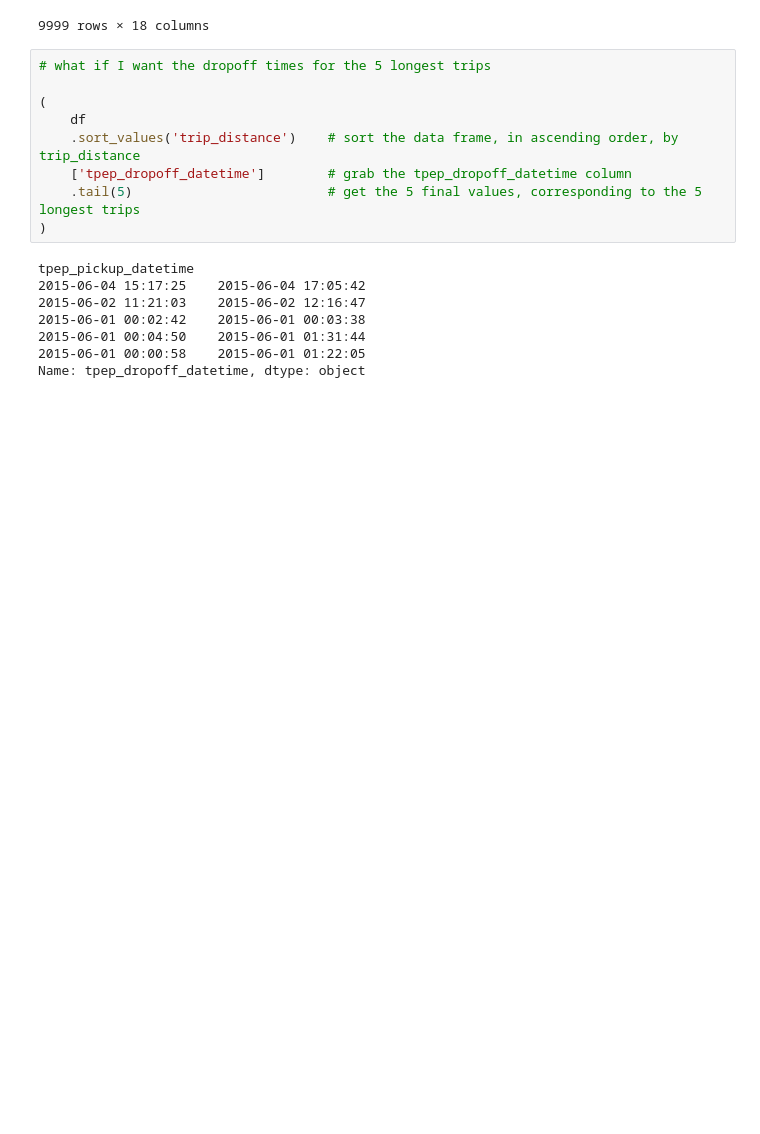
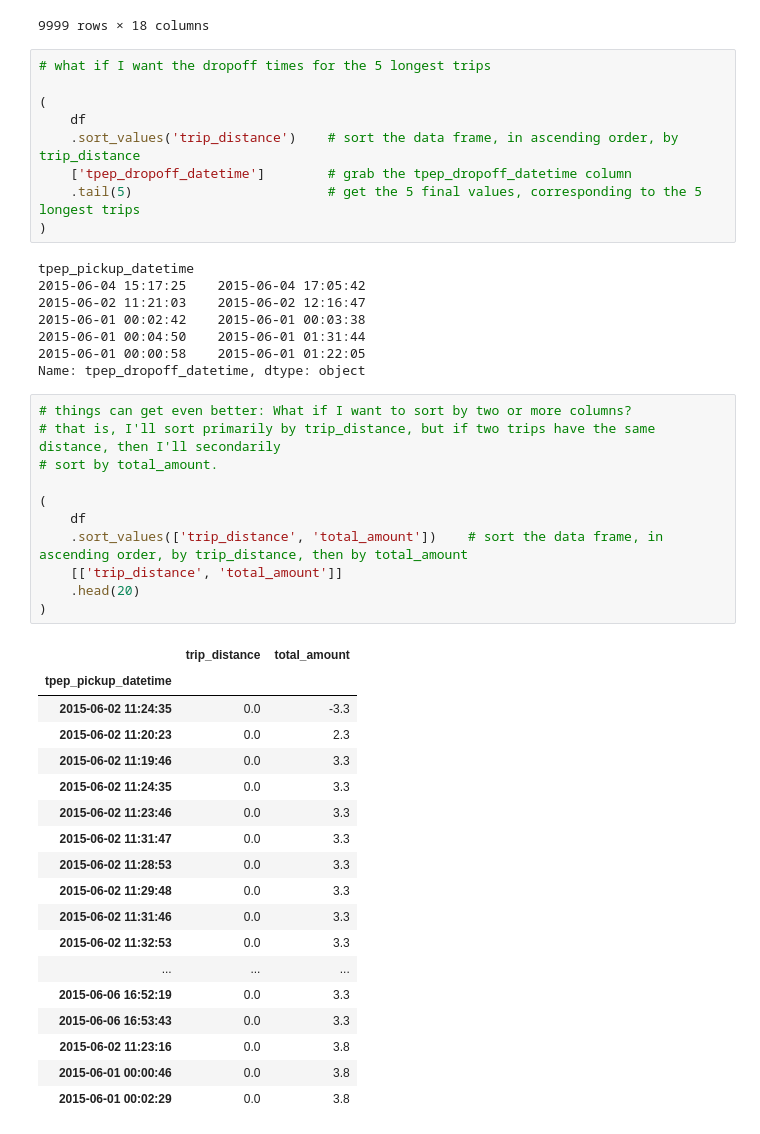
Before and after one commit to reuven/OReilly-2025-11November-data, a Jupyter notebook: OReilly - 2025-11November-20.ipynb, the cells around one changed output. Cells and saved outputs as stored; diff of their text form; blank space fills up the shorter version.

```diff
--- a/OReilly - 2025-11November-20.ipynb
+++ b/OReilly - 2025-11November-20.ipynb
@@ -219,3 +219,33 @@ tpep_pickup_datetime
 2015-06-01 00:04:50    2015-06-01 01:31:44
 2015-06-01 00:00:58    2015-06-01 01:22:05
 Name: tpep_dropoff_datetime, dtype: object
+# %%
+# things can get even better: What if I want to sort by two or more columns?
+# that is, I'll sort primarily by trip_distance, but if two trips have the same distance, then I'll secondarily
+# sort by total_amount.
+
+(
+    df
+    .sort_values(['trip_distance', 'total_amount'])    # sort the data frame, in ascending order, by trip_distance, then by total_amount
+    [['trip_distance', 'total_amount']]
+    .head(20)
+)
+# %% [output]
+|  | trip_distance | total_amount |
+| tpep_pickup_datetime |  |  |
+| 2015-06-02 11:24:35 | 0.0 | -3.3 |
+| 2015-06-02 11:20:23 | 0.0 | 2.3 |
+| 2015-06-02 11:19:46 | 0.0 | 3.3 |
+| 2015-06-02 11:24:35 | 0.0 | 3.3 |
+| 2015-06-02 11:23:46 | 0.0 | 3.3 |
+| 2015-06-02 11:31:47 | 0.0 | 3.3 |
+| 2015-06-02 11:28:53 | 0.0 | 3.3 |
+| 2015-06-02 11:29:48 | 0.0 | 3.3 |
+| 2015-06-02 11:31:46 | 0.0 | 3.3 |
+| 2015-06-02 11:32:53 | 0.0 | 3.3 |
+| ... | ... | ... |
+| 2015-06-06 16:52:19 | 0.0 | 3.3 |
+| 2015-06-06 16:53:43 | 0.0 | 3.3 |
+| 2015-06-02 11:23:16 | 0.0 | 3.8 |
+| 2015-06-01 00:00:46 | 0.0 | 3.8 |
+| 2015-06-01 00:02:29 | 0.0 | 3.8 |
```
